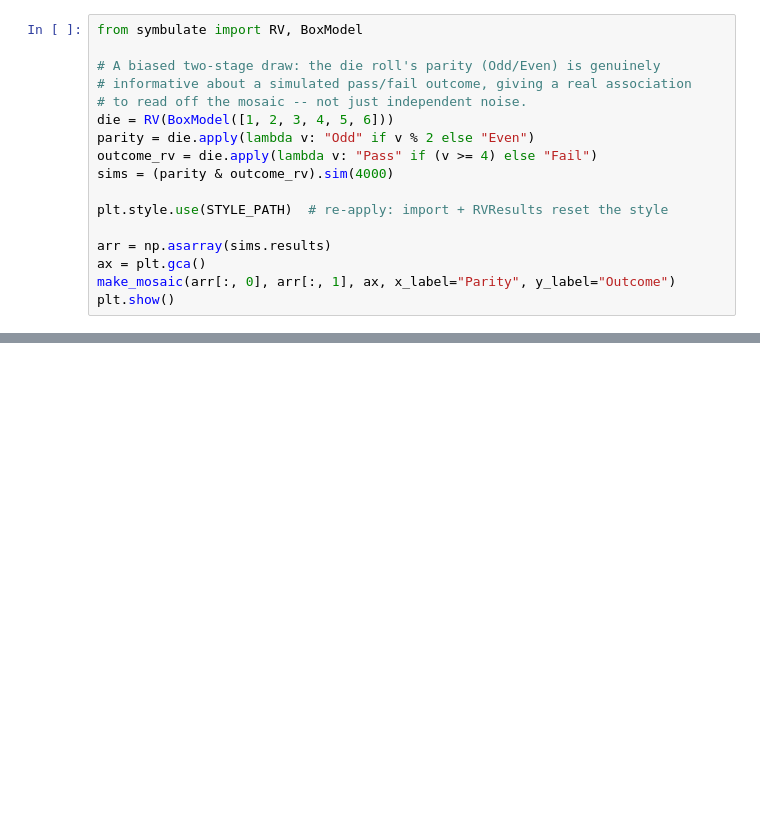
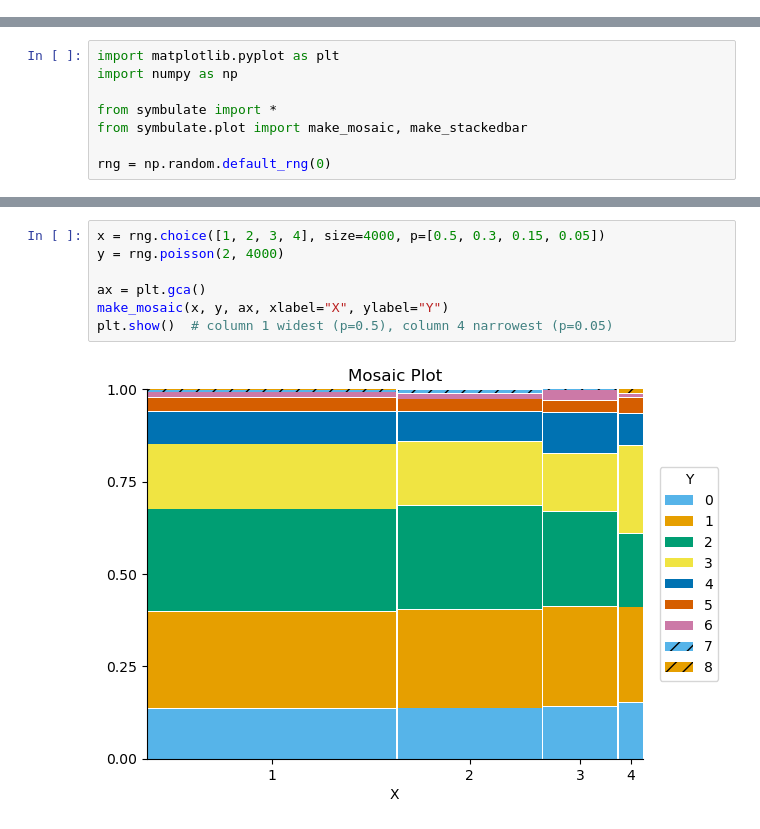
Before and after one commit to calpoly-symbulate/symbulate, a Jupyter notebook: team/new_graphics/new_graphics_demos/mosaic_demo.ipynb, the cells around one changed output, grey strips where cells are left out. Cells and saved outputs as stored; diff of their text form; blank space fills up the shorter version.

```diff
--- a/team/new_graphics/new_graphics_demos/mosaic_demo.ipynb
+++ b/team/new_graphics/new_graphics_demos/mosaic_demo.ipynb
@@ -169,17 +0,0 @@ Phase 2 items) — so we re-apply the style *after* importing and simulating.
-# %%
-from symbulate import RV, BoxModel
-
-# A biased two-stage draw: the die roll's parity (Odd/Even) is genuinely
-# informative about a simulated pass/fail outcome, giving a real association
-# to read off the mosaic -- not just independent noise.
-die = RV(BoxModel([1, 2, 3, 4, 5, 6]))
-parity = die.apply(lambda v: "Odd" if v % 2 else "Even")
-outcome_rv = die.apply(lambda v: "Pass" if (v >= 4) else "Fail")
-sims = (parity & outcome_rv).sim(4000)
-
-plt.style.use(STYLE_PATH)  # re-apply: import + RVResults reset the style
-
-arr = np.asarray(sims.results)
-ax = plt.gca()
-make_mosaic(arr[:, 0], arr[:, 1], ax, x_label="Parity", y_label="Outcome")
-plt.show()
@@ -201,0 +21,8 @@ plt.show()
+# %%
+import matplotlib.pyplot as plt
+import numpy as np
+
+from symbulate import *
+from symbulate.plot import make_mosaic, make_stackedbar
+
+rng = np.random.default_rng(0)
@@ -201,0 +40,9 @@ plt.show()
+# %%
+x = rng.choice([1, 2, 3, 4], size=4000, p=[0.5, 0.3, 0.15, 0.05])
+y = rng.poisson(2, 4000)
+
+ax = plt.gca()
+make_mosaic(x, y, ax, xlabel="X", ylabel="Y")
+plt.show()  # column 1 widest (p=0.5), column 4 narrowest (p=0.05)
+# %% [output]
+[figure, added]
```
Also changed, not shown: parts of 34 cells of this notebook, 7 other files.
